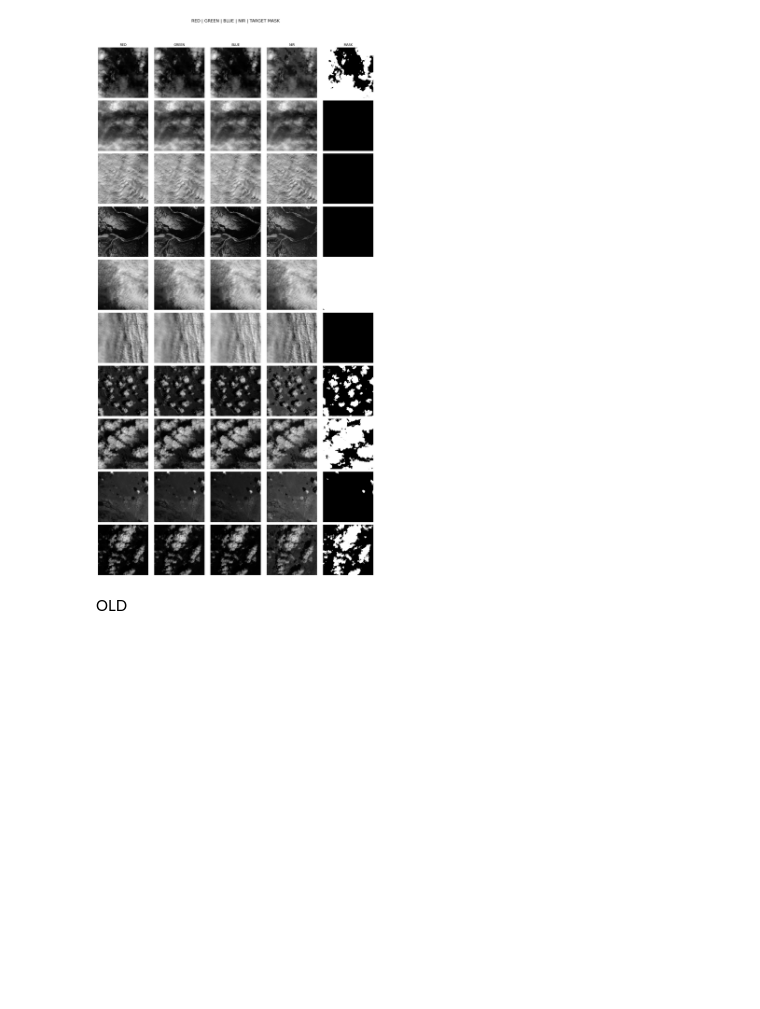
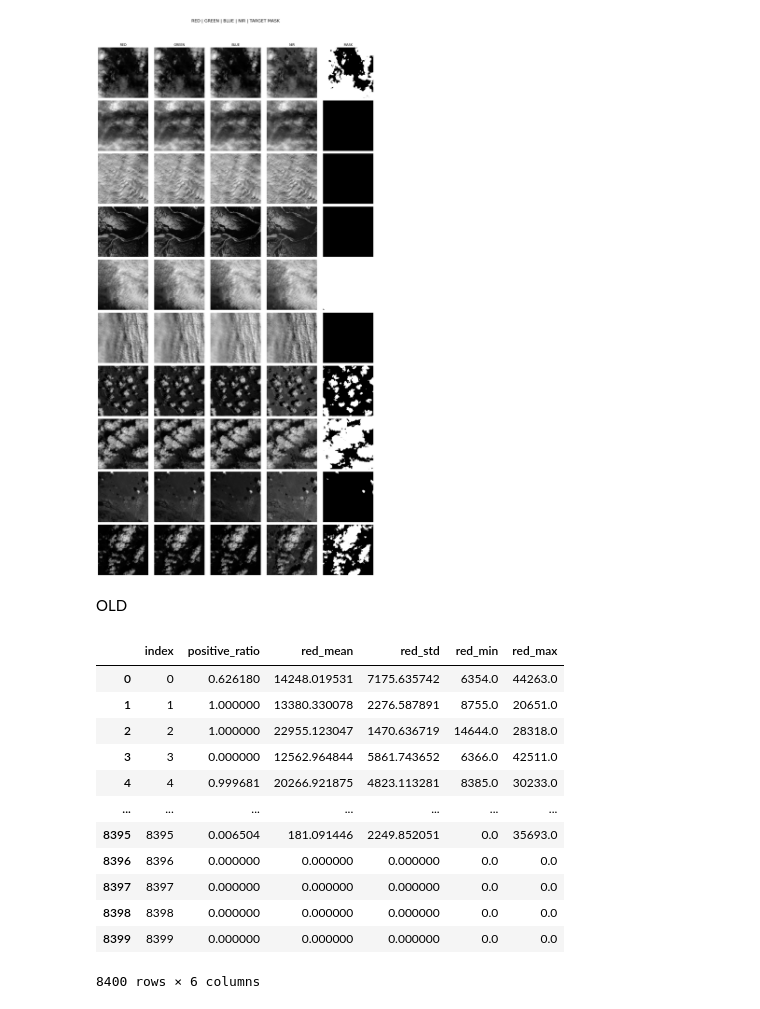
Before and after one commit to tristanGIANDO/satellite, a Jupyter notebook: satellite/exploration/visualisation.ipynb, the cells around one changed output. Saved outputs shown, nothing was run; the diff lists cells and outputs as text; code cells hidden in the pictures; blank space fills up the shorter version.

```diff
--- a/satellite/exploration/visualisation.ipynb
+++ b/satellite/exploration/visualisation.ipynb
@@ -154,0 +206,16 @@ show_rgb_with_gt_mask(data.files[6])
+# %%
+dataset_stats
+# %% [output]
+|  | index | positive_ratio | red_mean | red_std | red_min | red_max |
+| 0 | 0 | 0.626180 | 14248.019531 | 7175.635742 | 6354.0 | 44263.0 |
+| 1 | 1 | 1.000000 | 13380.330078 | 2276.587891 | 8755.0 | 20651.0 |
+| 2 | 2 | 1.000000 | 22955.123047 | 1470.636719 | 14644.0 | 28318.0 |
+| 3 | 3 | 0.000000 | 12562.964844 | 5861.743652 | 6366.0 | 42511.0 |
+| 4 | 4 | 0.999681 | 20266.921875 | 4823.113281 | 8385.0 | 30233.0 |
+| ... | ... | ... | ... | ... | ... | ... |
+| 8395 | 8395 | 0.006504 | 181.091446 | 2249.852051 | 0.0 | 35693.0 |
+| 8396 | 8396 | 0.000000 | 0.000000 | 0.000000 | 0.0 | 0.0 |
+| 8397 | 8397 | 0.000000 | 0.000000 | 0.000000 | 0.0 | 0.0 |
+| 8398 | 8398 | 0.000000 | 0.000000 | 0.000000 | 0.0 | 0.0 |
+| 8399 | 8399 | 0.000000 | 0.000000 | 0.000000 | 0.0 | 0.0 |
+8400 rows × 6 columns
```
Also changed, not shown: parts of 1 cell of this notebook, 9 other files.
